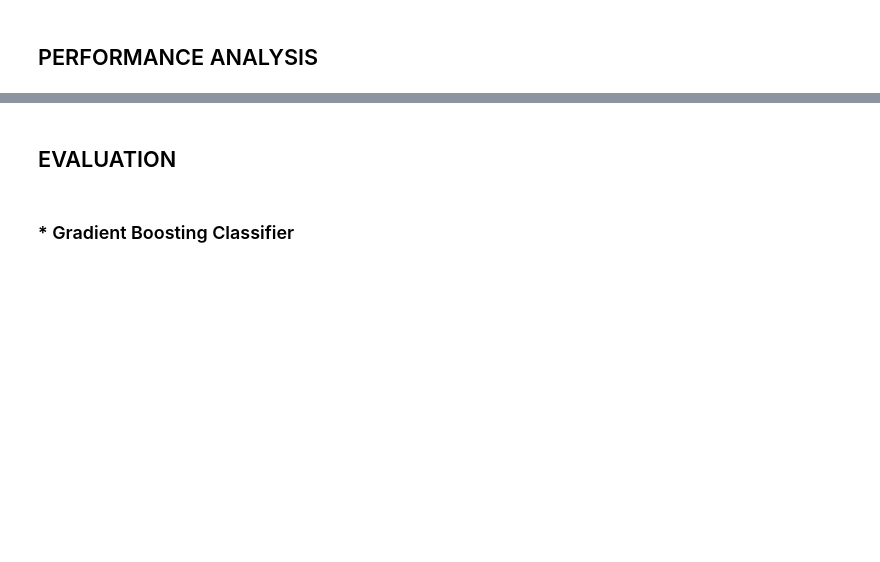
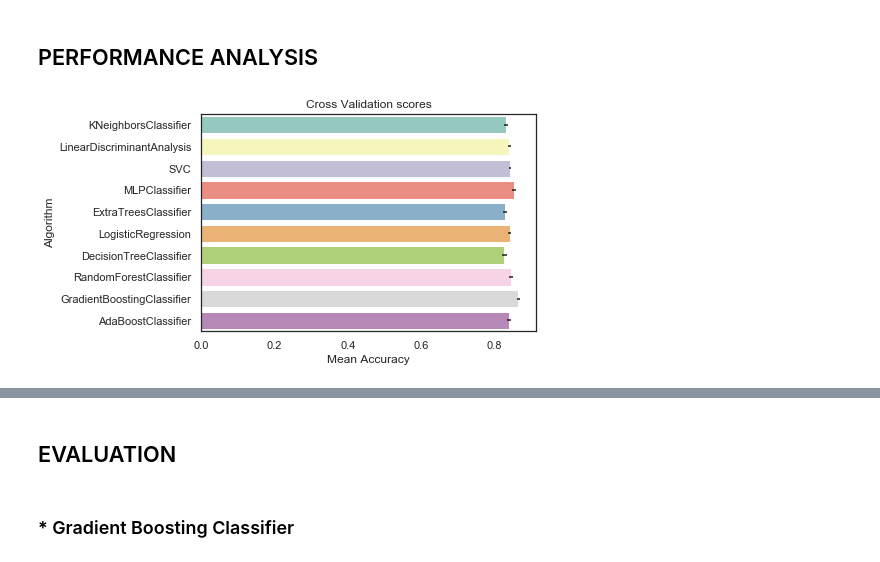
Before and after one commit to jhanv/DataScienceProjects, a Jupyter notebook: INCOME/income_model.ipynb, the cells around one changed output, grey strips where cells are left out. Saved outputs shown, nothing was run; the diff lists cells and outputs as text; code cells hidden in the pictures; blank space fills up the shorter version.

```diff
--- a/INCOME/income_model.ipynb
+++ b/INCOME/income_model.ipynb
@@ -119,10 +130,12 @@ for classifier in classifiers :
 # %% [markdown]
 ## PERFORMANCE ANALYSIS
 # %%
-# # CREATING A DATA FRAME OF THE CROSS VALIDATION RESULTS
+# CREATING A DATA FRAME OF THE CROSS VALIDATION RESULTS
 
-# cv_df = pd.DataFrame(cross_val_data)
-# g = sns.barplot("Cross_Val_Mean", "Algorithm", data = cv_df, palette = "Set3", orient = "h", **{'xerr' : cv_df['Cross_Val_Std']})
-# g.set_xlabel("Mean Accuracy")
-# g = g.set_title("Cross Validation scores")
+cv_df = pd.DataFrame(cross_val_data)
+g = sns.barplot("Cross_Val_Mean", "Algorithm", data = cv_df, palette = "Set3", orient = "h", **{'xerr' : cv_df['Cross_Val_Std']})
+g.set_xlabel("Mean Accuracy")
+g = g.set_title("Cross Validation scores")
+# %% [output]
+[figure, added]
 # %%
```
Also changed, not shown: parts of 3 cells of this notebook, 2 other files.
